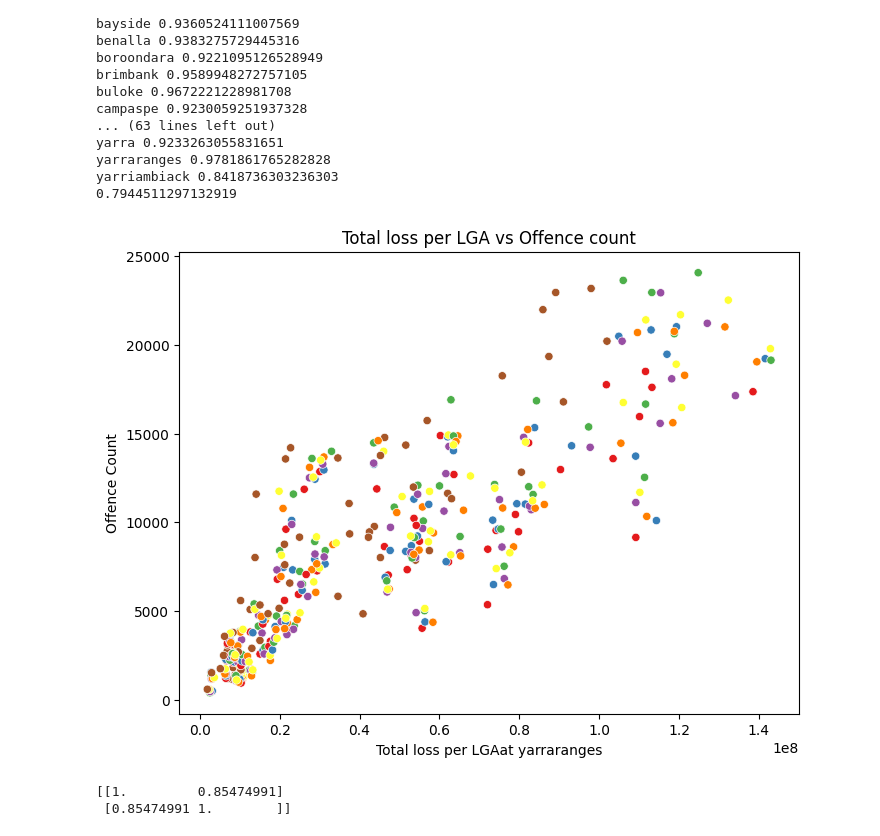
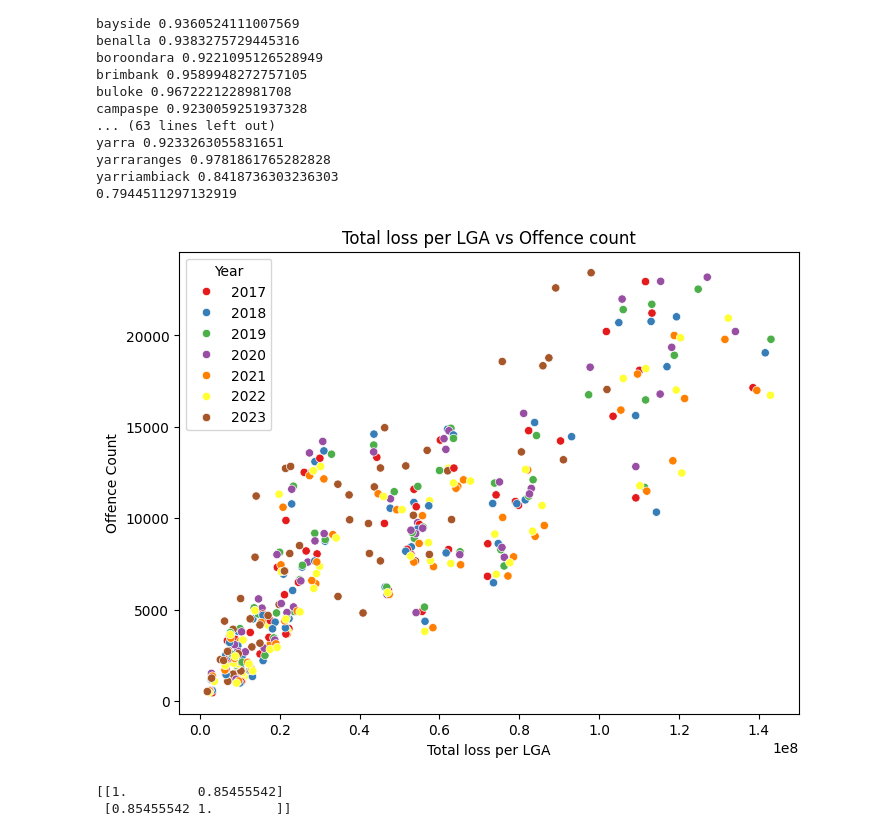
Before and after one commit to khangluong2004/COMP20008_Assignment2, a Jupyter notebook: khang/eda.ipynb, the cells around one changed output. Cells and saved outputs as stored; diff of their text form; code cells hidden in the pictures.

```diff
--- a/khang/eda.ipynb
+++ b/khang/eda.ipynb
@@ -102,37 +120,40 @@ yarriambiack 0.8418736303236303
 # plt.show()
 # %%
 # Plot EGM loss per person against offence rate
+# Check using EGM off by 3 years: Still work
 egm_offence_data = {
     'Year': [],
     'loss': [],
     'offence_count': [],
+    'lga': []
 }
 
 for name, group in preProcess.egm.groupby('LGA Name'):
     # Ignore melbourne, since it's an outlier (probably because melbourne and city of melbourne is not the same thing)
     if name == "melbourne":
         continue
-    for year in range(2014, 2021):
+    for year in range(2017, 2024):
         egm_offence_data['Year'].append(year)
-        egm_offence_data['loss'].append(group[str(year)].sum())
+        egm_offence_data['lga'].append(name)
+        egm_offence_data['loss'].append(group[str(year - 3)].sum())
         egm_offence_data['offence_count'].append(
             preProcess.offences.loc[(preProcess.offences['Year'] == year) & (preProcess.offences['Local Government Area'] == name), 'Offence Count'].sum()
         )
 
 # Create scatter plot using Seaborn
 plt.figure(figsize=(8, 6))
-sns.scatterplot(x='loss', y='offence_count', hue='Year', palette='Set1', data=egm_offence_data, legend=False)
+sns.scatterplot(x='loss', y='offence_count', hue='Year', palette='Set1', data=egm_offence_data, legend=True)
 
 # Add labels and title
-plt.xlabel('Total loss per LGA' + f"at {name}")
+plt.xlabel('Total loss per LGA')
 plt.ylabel('Offence Count')
 plt.title('Total loss per LGA vs Offence count')
 
 # Show the plot
 plt.show()
 
 print(np.corrcoef(egm_offence_data['loss'], egm_offence_data['offence_count']))
 # %% [output]
-[figure, old version]
+[figure, new version]
-[[1.         0.85474991]
- [0.85474991 1.        ]]
+[[1.         0.85455542]
+ [0.85455542 1.        ]]
```
Also changed, not shown: parts of 3 cells of this notebook, 1 other file.
